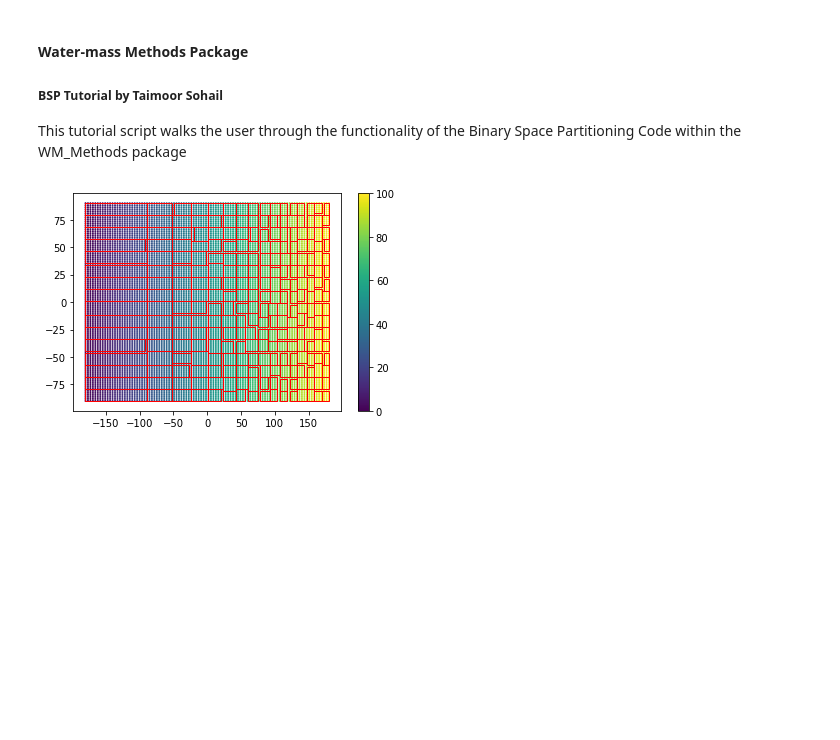
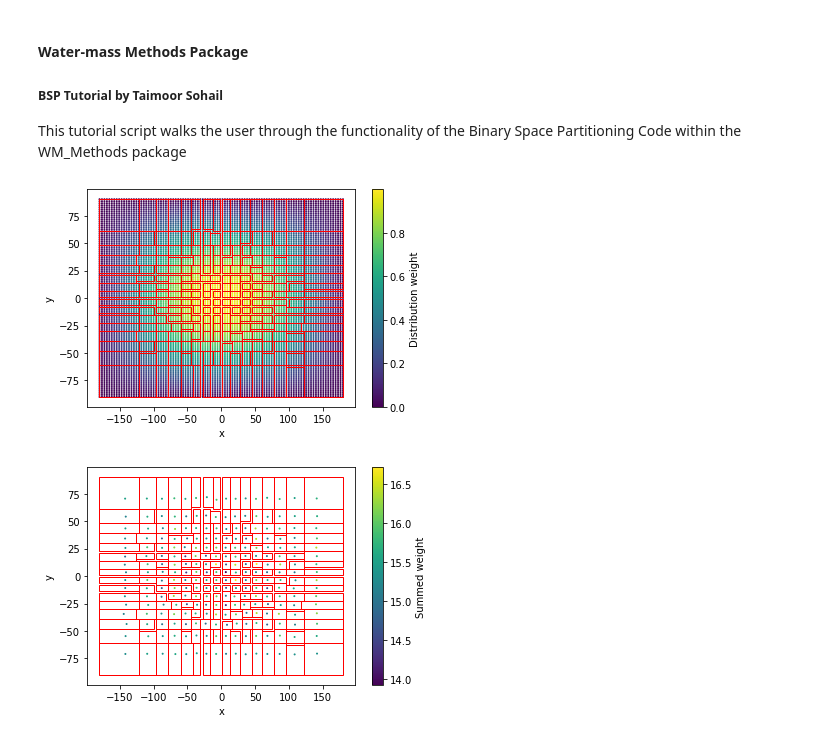
Before and after one commit to taimoorsohail/WM_Methods, a Jupyter notebook: BSP_tutorial.ipynb, the cells around one changed output. Drawn from its saved outputs; the diff is of its cells as text; code cells hidden in the pictures; blank space fills up the shorter version.

Commit message:
Added cosine spot for 2D distribution in BSP_tutorial code

```diff
--- a/BSP_tutorial.ipynb
+++ b/BSP_tutorial.ipynb
@@ -17,36 +17,47 @@ y: the y co-ordinates of each point
 z: the distribution at each (x,y) point
 '''
 
 ## In this tutorial, we choose the simplest example,a regular x,y grid with linearly changing distribution weight.
 x = np.repeat(np.linspace(-180,180,100)[:,np.newaxis], 100,axis=-1).flatten()
 y = np.repeat(np.linspace(-90,90,100)[np.newaxis,:], 100,axis=0).flatten()
-z = np.repeat(np.linspace(0,100,100)[:,np.newaxis], 100,axis=-1).flatten()
+z = np.repeat(np.cos(np.linspace(np.pi*1.5,2.5*np.pi,100))[:,np.newaxis], 100,axis=-1).flatten()*\
+    np.repeat(np.cos(np.linspace(np.pi*1.5,2.5*np.pi,100))[np.newaxis,:], 100,axis=0).flatten()
 
 ## Define the number of BSP bins to output, where number = 2**tree_depth
 tree_depth = 8
-# Note: if 2**depth approaches the sample size, the code will break!
+# Note: if 2**depth approaches the sample size, the code will not work as an equal volume constraint will become impossible!
 
 '''
 Now, we explore the 3 functions built into the BSP code.
 1) calc: This function calculates the BSP bins for any 2D distribution. We input the x,y, and z parameters, as well as the
 tree depth, first axis to split orthogonal to, and any diagnostics we want to output.
 We are able to output up to 12 diagnostics - 6 summed variables for each bin, and 6 meaned variables for each bin.
 The weight over which the mean is calculated can also be different to the distribution weight, z.
 
 2) split: The `calc` function outputs a large nested list, which needs to be split into the constituent diagnostics of interest.
 Due to the recursive nature of the `calc` function, this splitting must be accomplished in a second function, `split`.
 The output of the `split` function is a dictionary with BSP box boundaries, summed variables and meaned variables.
 
 3) draw: The `draw` function allows us to visualise the BSP boundaries on top of the original distribution.
 '''
 
 ## Calculate the BSP bins
-BSP_out = BSP.calc(x,y,z, depth=tree_depth,axis=0, mean=np.array([x,y]),sum=[z],weight=z)
-## Split the output into constituent diagnostics
+BSP_out = BSP.calc(x,y,z, depth=tree_depth,axis=1, mean=[x,y,z],sum=[z],weight=z)
+# Split the output into constituent diagnostics
 vals = BSP.split(BSP_out, depth=tree_depth)
 ## Draw the BSP bins onto original grid
 BSP.draw(x,y,z,vals['bounding_box'],'red', depth=tree_depth)
-plt.colorbar()
+cbar = plt.colorbar()
+plt.xlabel('x')
+plt.ylabel('y')
+cbar.set_label('Distribution weight')
 plt.show()
+BSP.draw(vals['meaned_vals'][:,0],vals['meaned_vals'][:,1],vals['summed_vals'],vals['bounding_box'],'red', depth=tree_depth, cmap=plt.cm.viridis)
+cbar = plt.colorbar()
+plt.xlabel('x')
+plt.ylabel('y')
+cbar.set_label('Summed weight')
+plt.show()
 # %% [output]
-[figure, old version]
+[figure, new version]
+[figure, added]
```
